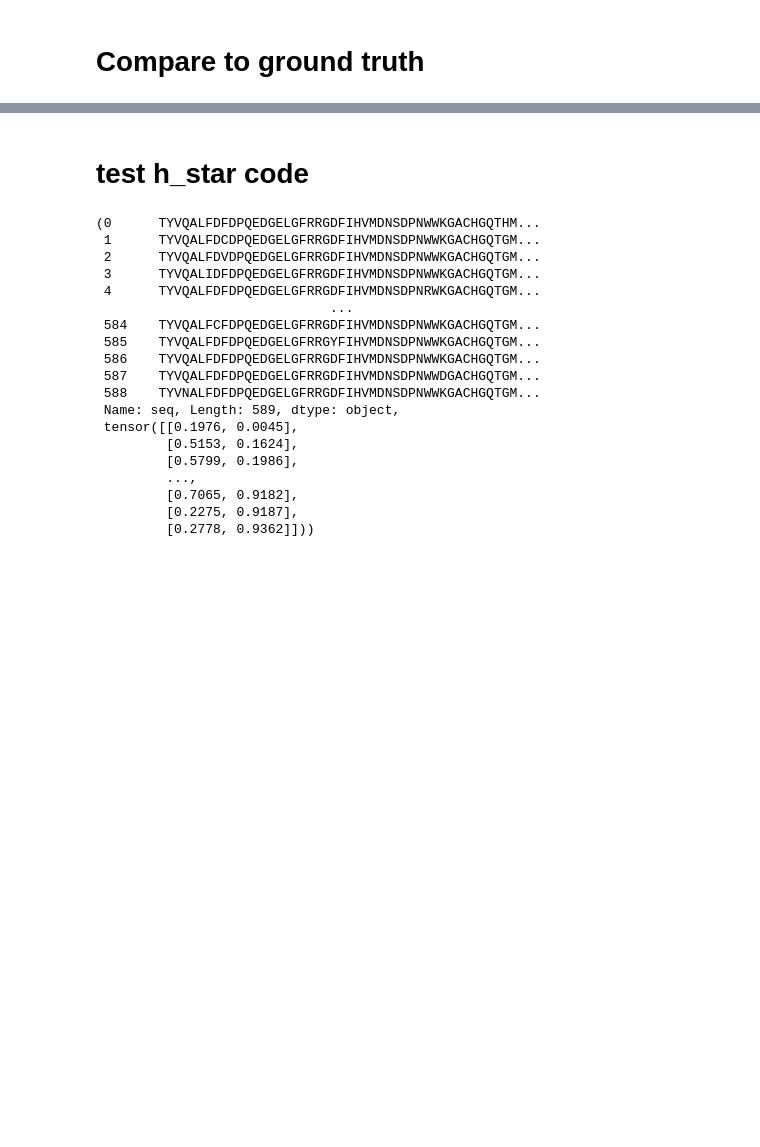
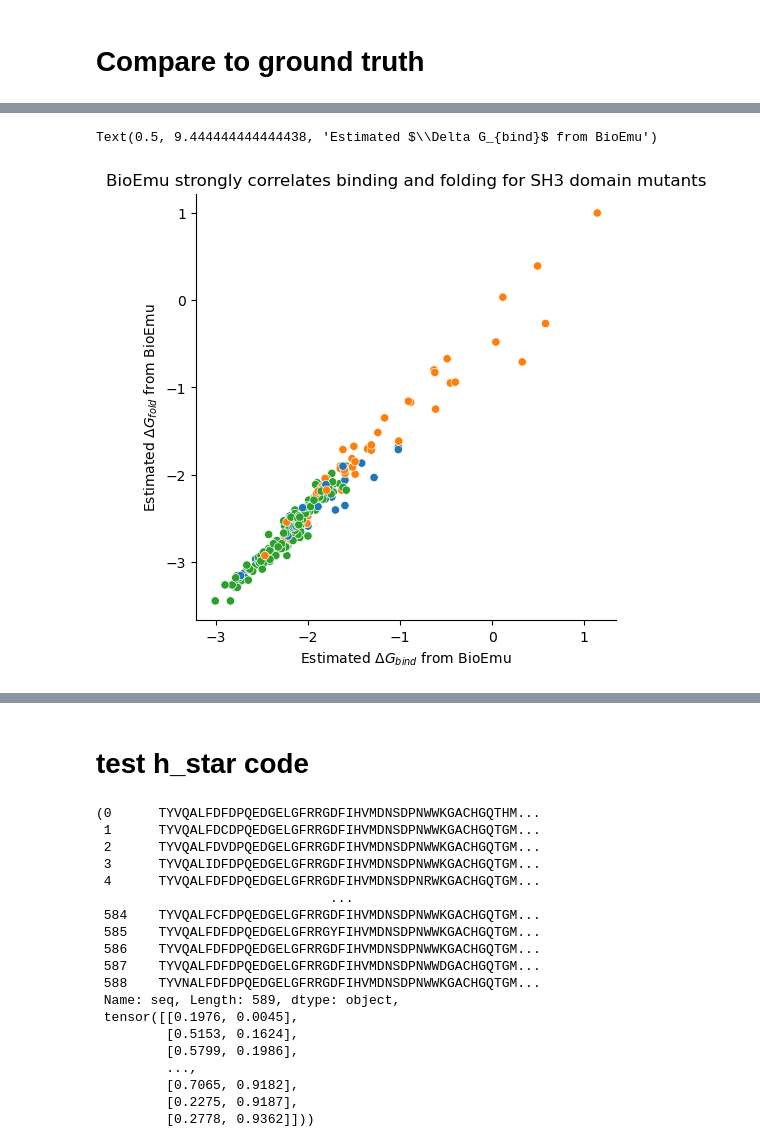
Before and after one commit to ddrichman/SE3Diff, a Jupyter notebook: observations.ipynb, the cells around one changed output, grey strips where cells are left out. Saved outputs shown, nothing was run; the diff lists cells and outputs as text; code cells hidden in the pictures; blank space fills up the shorter version.

```diff
--- a/observations.ipynb
+++ b/observations.ipynb
@@ -174,0 +242,10 @@ Text(0.5, 1.0, 'binding ddg change')
+# %%
+
+g = sns.relplot(combined_df, y='dg_folding_est', x='dg_binding_est', hue='Pos_class', legend=False)
+#sns.move_legend(g, 'upper right', bbox_to_anchor=(.75, .97))
+plt.title(r'BioEmu strongly correlates binding and folding for SH3 domain mutants')
+plt.ylabel(r'Estimated $\Delta G_{fold}$ from BioEmu')
+plt.xlabel(r'Estimated $\Delta G_{bind}$ from BioEmu')
+# %% [output]
+Text(0.5, 9.444444444444438, 'Estimated $\\Delta G_{bind}$ from BioEmu')
+[figure, added]
```
Also changed, not shown: parts of 22 cells of this notebook, 7 other files.
